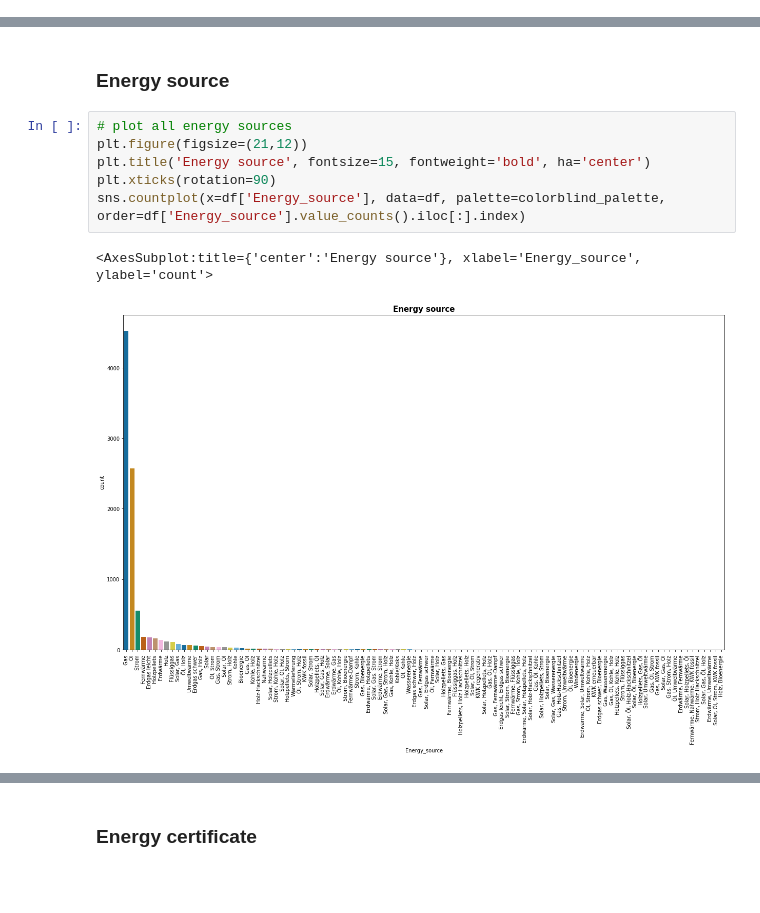
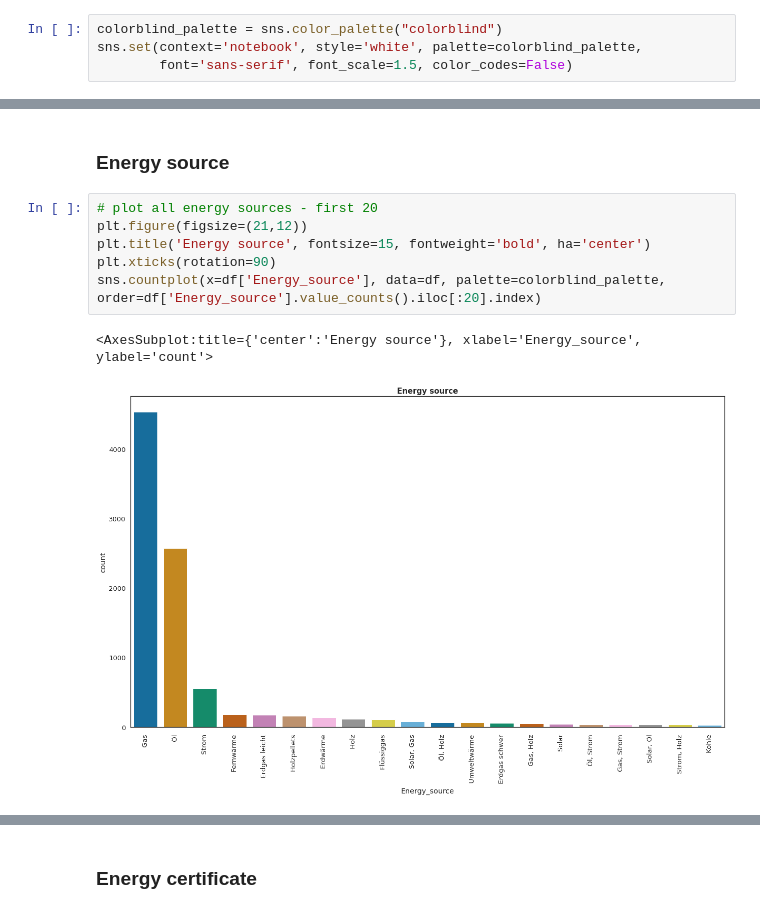
Before and after one commit to clytaemnestra/real-estate-data-analysis, a Jupyter notebook: analysis.ipynb, the cells around one changed output, grey strips where cells are left out. Saved outputs shown, nothing was run; the diff lists cells and outputs as text; blank space fills up the shorter version.

```diff
--- a/analysis.ipynb
+++ b/analysis.ipynb
@@ -79,4 +84,8 @@ dtype: int64
 # %% [markdown]
 ## Atributes
+# %%
+colorblind_palette = sns.color_palette("colorblind")
+sns.set(context='notebook', style='white', palette=colorblind_palette,
+        font='sans-serif', font_scale=1.5, color_codes=False)
 # %% [markdown]
 ### Type
@@ -395,14 +349,14 @@ sns.countplot(x=df['Heating'], data=df, palette=colorblind_palette, order=df['He
 # %% [markdown]
 ### Energy source
 # %%
-# plot all energy sources
+# plot all energy sources - first 20
 plt.figure(figsize=(21,12))
 plt.title('Energy source', fontsize=15, fontweight='bold', ha='center')
 plt.xticks(rotation=90)
-sns.countplot(x=df['Energy_source'], data=df, palette=colorblind_palette, order=df['Energy_source'].value_counts().iloc[:].index)
+sns.countplot(x=df['Energy_source'], data=df, palette=colorblind_palette, order=df['Energy_source'].value_counts().iloc[:20].index)
 # %% [output]
 <AxesSubplot:title={'center':'Energy source'}, xlabel='Energy_source', ylabel='count'>
-[figure, old version]
+[figure, new version]
 # %%
 # plot first 20 sources
 plt.figure(figsize=(21,12))
```
Also changed, not shown: parts of 59 cells of this notebook.
